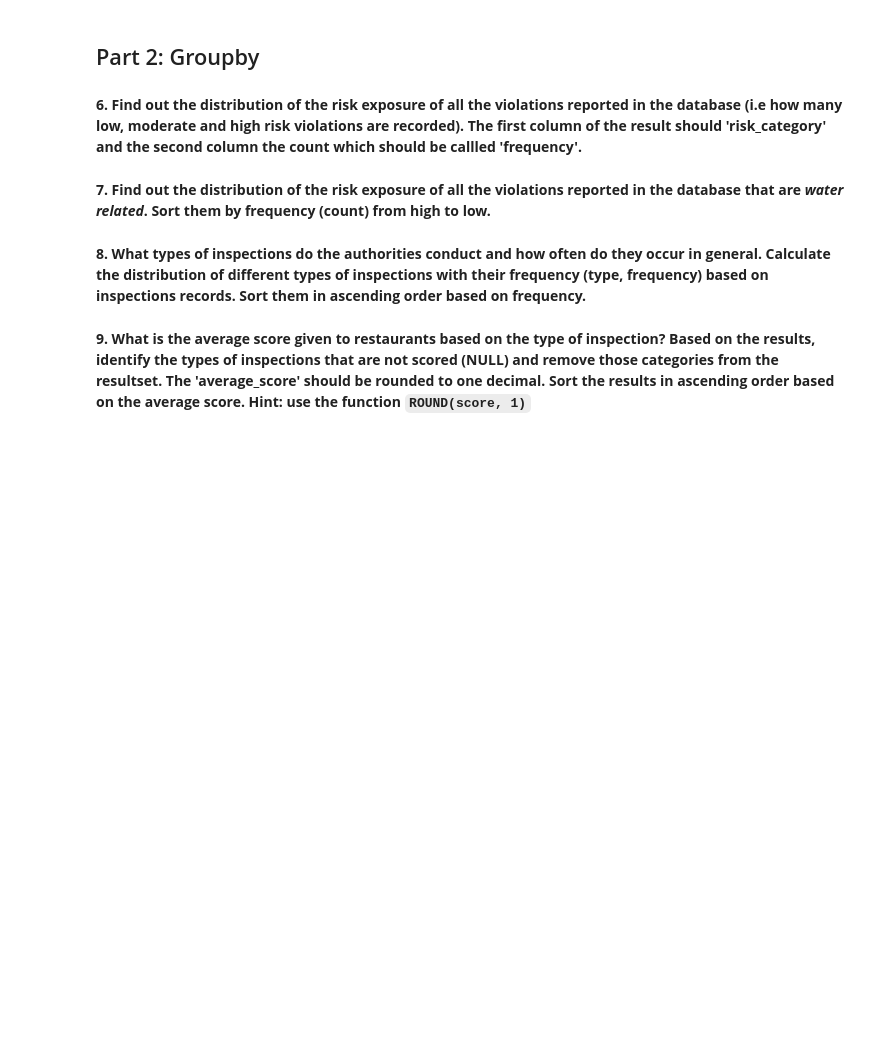
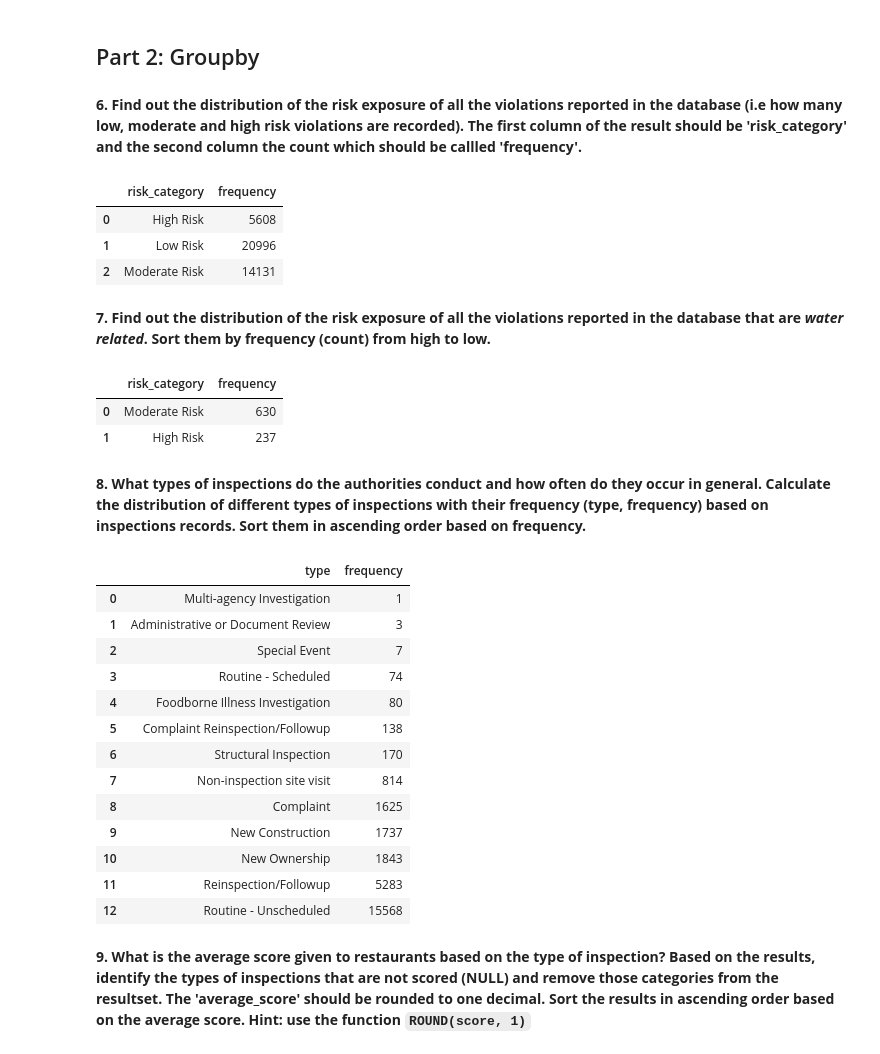
Before and after one commit to Louis-Bad/KATE_module-6, a Jupyter notebook: food_health_analysis/food_health.ipynb, the cells around one changed output. Drawn from its saved outputs; the diff is of its cells as text; code cells hidden in the pictures; blank space fills up the shorter version.

```diff
--- a/food_health_analysis/food_health.ipynb
+++ b/food_health_analysis/food_health.ipynb
@@ -98,23 +183,77 @@ table_info[['name','type']]
 # %% [markdown]
 ## Part 2: Groupby
 # %% [markdown]
-**6. Find out the distribution of the risk exposure of all the violations reported in the database (i.e how many low, moderate and high risk violations are recorded). The first column of the result should 'risk_category' and the second column the count which should be callled 'frequency'.**
+**6. Find out the distribution of the risk exposure of all the violations reported in the database (i.e how many low, moderate and high risk violations are recorded). The first column of the result should be 'risk_category' and the second column the count which should be callled 'frequency'.**
 # %%
 # Add your code below
-# distribution_of_risk_exposure_query = ...
-# distribution_of_risk_exposure_result = pd.read_sql(distribution_of_risk_exposure_query, conn)
+distribution_of_risk_exposure_query = '''
+SELECT
+    risk_category,
+    COUNT(risk_category) AS frequency
+FROM violations
+GROUP BY risk_category
+'''
+distribution_of_risk_exposure_result = pd.read_sql(distribution_of_risk_exposure_query, conn)
+distribution_of_risk_exposure_result
+# %% [output]
+|  | risk_category | frequency |
+| 0 | High Risk | 5608 |
+| 1 | Low Risk | 20996 |
+| 2 | Moderate Risk | 14131 |
 # %% [markdown]
 **7. Find out the distribution of the risk exposure of all the violations reported in the database that are *water related*. Sort them by frequency (count) from high to low.**
 # %%
 # Add your code below
-# distribution_of_water_risk_exposure_query = ...
-# distribution_of_water_risk_exposure_result = pd.read_sql(distribution_of_water_risk_exposure_query, conn)
+distribution_of_water_risk_exposure_query = '''
+SELECT
+    risk_category,
+    COUNT(risk_category) AS frequency
+FROM
+    violations
+WHERE
+    description LIKE '%water%'
+GROUP BY
+    risk_category
+ORDER BY
+    frequency DESC
+'''
+distribution_of_water_risk_exposure_result = pd.read_sql(distribution_of_water_risk_exposure_query, conn)
+distribution_of_water_risk_exposure_result
+# %% [output]
+|  | risk_category | frequency |
+| 0 | Moderate Risk | 630 |
+| 1 | High Risk | 237 |
 # %% [markdown]
 **8. What types of inspections do the authorities conduct and how often do they occur in general. Calculate the distribution of different types of inspections with their frequency (type, frequency) based on inspections records. Sort them in ascending order based on frequency.**
 # %%
 # Add your code below
-# inspection_type_and_frequency_query = ...
-# inspection_type_and_frequency_result = pd.read_sql(inspection_type_and_frequency_query, conn)
+inspection_type_and_frequency_query = '''
+SELECT
+    type,
+    COUNT(type) AS frequency
+FROM
+    inspections
+GROUP BY
+    type
+ORDER BY frequency ASC
+'''
+inspection_type_and_frequency_result = pd.read_sql(inspection_type_and_frequency_query, conn)
+inspection_type_and_frequency_result
+# %% [output]
+|  | type | frequency |
+| 0 | Multi-agency Investigation | 1 |
+| 1 | Administrative or Document Review | 3 |
+| 2 | Special Event | 7 |
+| 3 | Routine - Scheduled | 74 |
+| 4 | Foodborne Illness Investigation | 80 |
+| 5 | Complaint Reinspection/Followup | 138 |
+| 6 | Structural Inspection | 170 |
+| 7 | Non-inspection site visit | 814 |
+| 8 | Complaint | 1625 |
+| 9 | New Construction | 1737 |
+| 10 | New Ownership | 1843 |
+| 11 | Reinspection/Followup | 5283 |
+| 12 | Routine - Unscheduled | 15568 |
 # %% [markdown]
 **9. What is the average score given to restaurants based on the type of inspection? Based on the results, identify the types of inspections that are not scored (NULL) and remove those categories from the resultset. The 'average_score' should be rounded to one decimal. Sort the results in ascending order based on the average score. Hint: use the function `ROUND(score, 1)`**
 # %%
```
Also changed, not shown: parts of 10 cells of this notebook.
